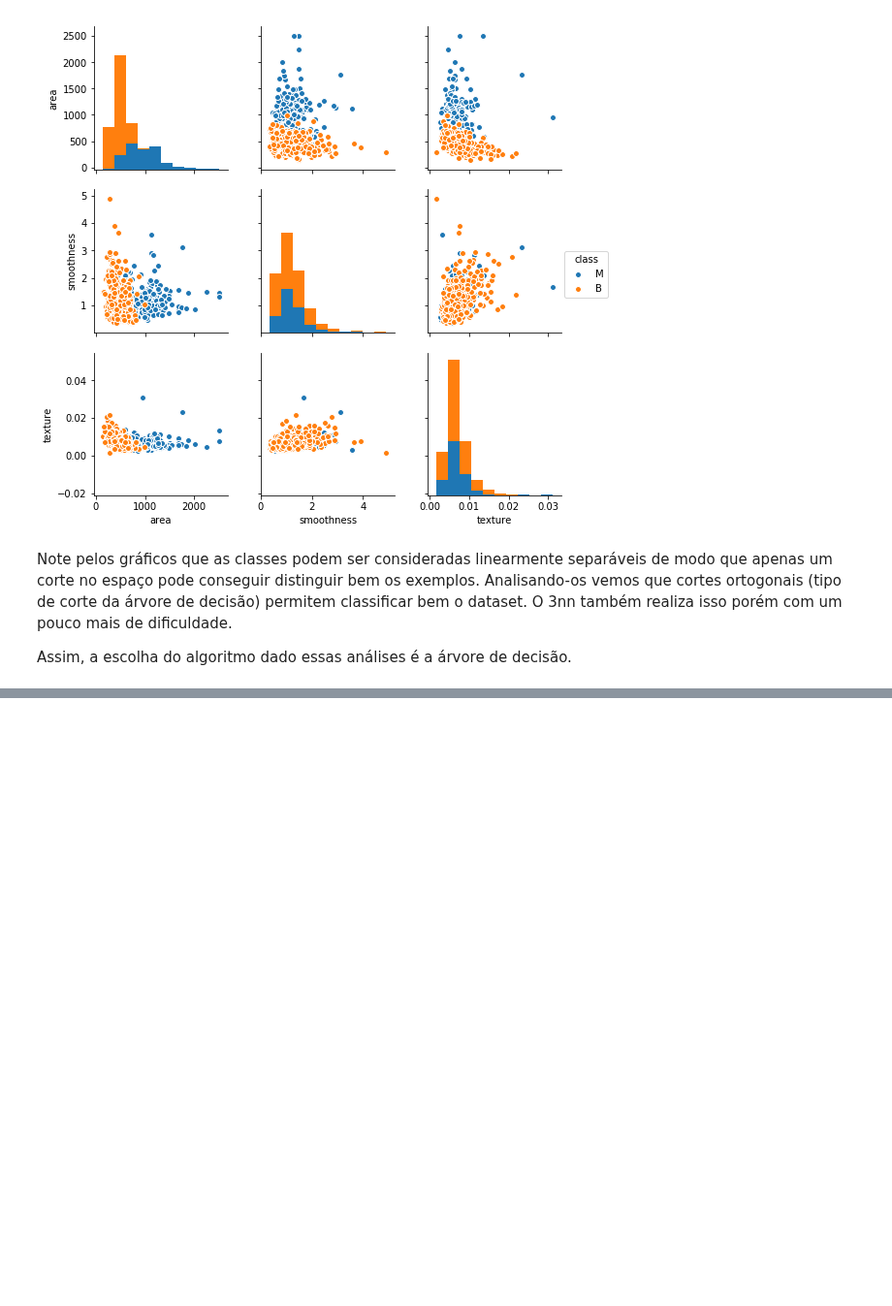
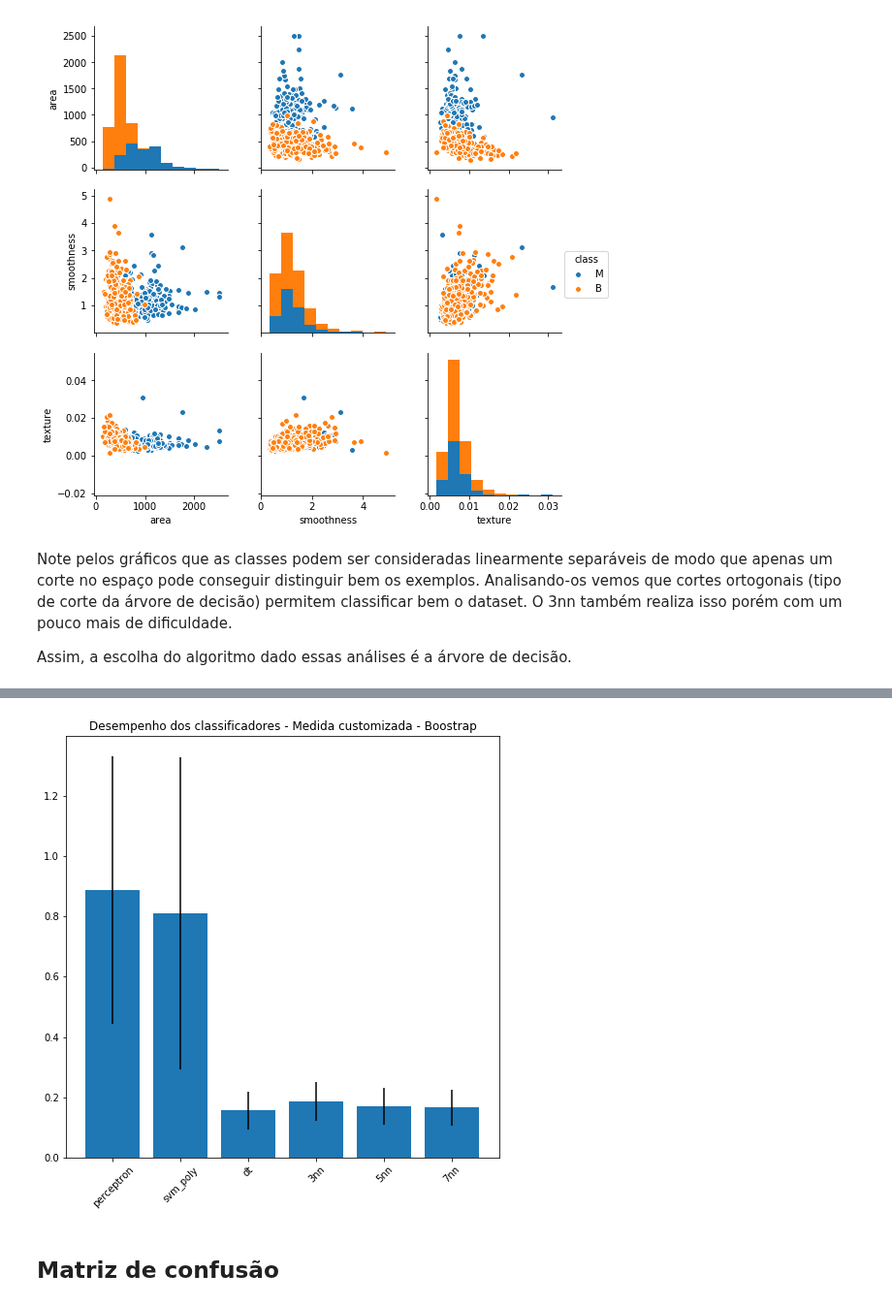
Before and after one commit to LucasSugi/data-science, a Jupyter notebook: pratica_6/pratica_6_9293286_9293251.ipynb, the cells around one changed output, grey strips where cells are left out. Shown at 97% size. Saved outputs shown, nothing was run; the diff lists cells and outputs as text; code cells hidden in the pictures; blank space fills up the shorter version.

```diff
--- a/pratica_6/pratica_6_9293286_9293251.ipynb
+++ b/pratica_6/pratica_6_9293286_9293251.ipynb
@@ -181,0 +284,12 @@ Assim, a escolha do algoritmo dado essas análises é a árvore de decisão.
+# %%
+# Boostrap
+dt = breast_cancer.copy()
+N_btp_samples = 1000
+N_samples = dt.shape[0]
+breast_cancer_dts = [dt.sample(n=N_samples, replace=True) for i in range(N_btp_samples)]
+
+clf_boot_custom = classificacao_bootstrap(breast_cancer_dts,[0,1,2], 3, pen_falso_positivo, 'Medida customizada - Boostrap')
+# %% [output]
+[figure, added]
+# %% [markdown]
+## Matriz de confusão
```
Also changed, not shown: parts of 7 cells of this notebook.
